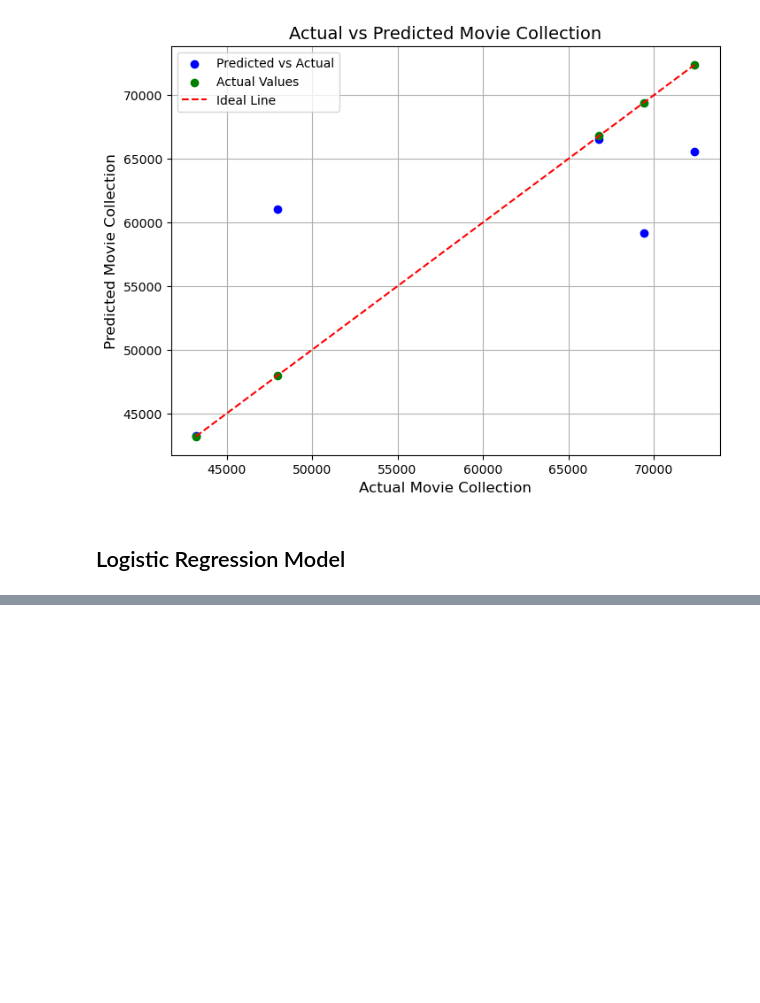
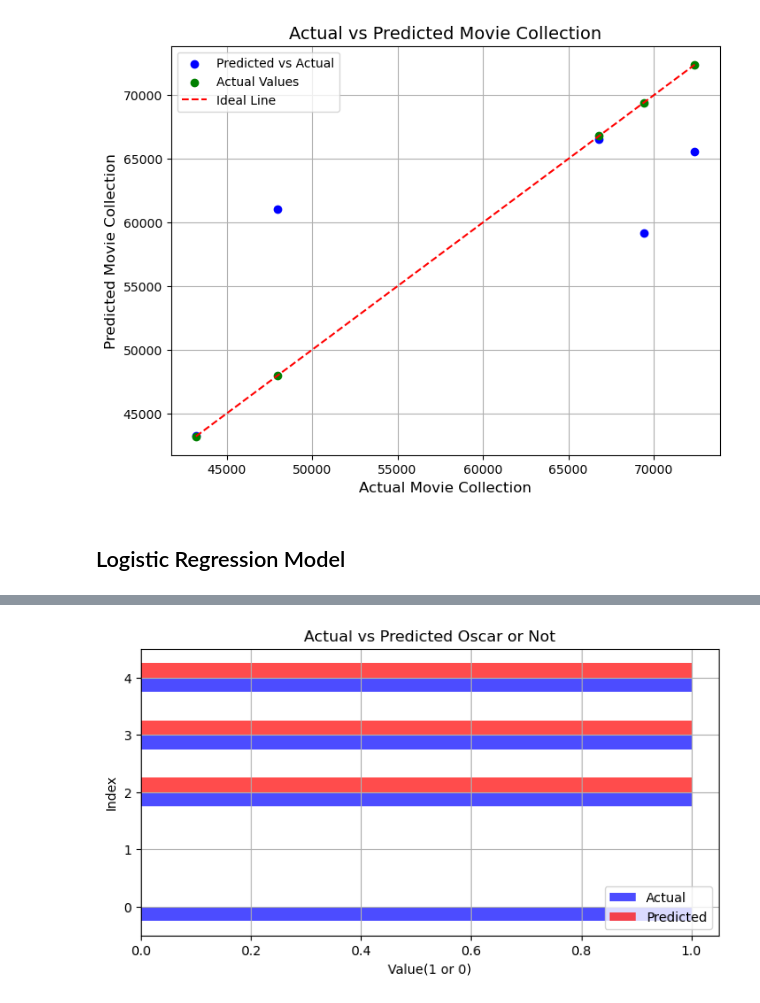
Before and after one commit to Nikola671/TP2_AB_NM, a Jupyter notebook: TP2_AB_NM.ipynb, the cells around one changed output, grey strips where cells are left out. Cells and saved outputs as stored; diff of their text form; code cells hidden in the pictures; blank space fills up the shorter version.

```diff
--- a/TP2_AB_NM.ipynb
+++ b/TP2_AB_NM.ipynb
@@ -338,0 +343,8 @@ weighted avg       0.59      0.58      0.58       101
+# %%
+#DataFrame for comparing validation data and predicted values
+print("Reserved Rows Comparison:")
+Comparison2 = pd.DataFrame({
+    "Actual": y2_validation.values,
+    "Predicted": y2_pred_validation
+})
+print(Comparison2)
@@ -338,0 +359,11 @@ weighted avg       0.59      0.58      0.58       101
+# %%
+# 'Step Plot' for side by side of actual and predicted oscar status for the validation data
+Comparison2.plot(kind='barh', figsize=(8, 4), color=['blue', 'red'], alpha=0.7)
+plt.title("Actual vs Predicted Oscar or Not")
+plt.xlabel("Value(1 or 0)")
+plt.ylabel("Index")
+plt.legend(["Actual", "Predicted"], loc='lower right')
+plt.grid(True)
+plt.show()
+# %% [output]
+[figure, added]
```
Also changed, not shown: parts of 2 cells of this notebook.
